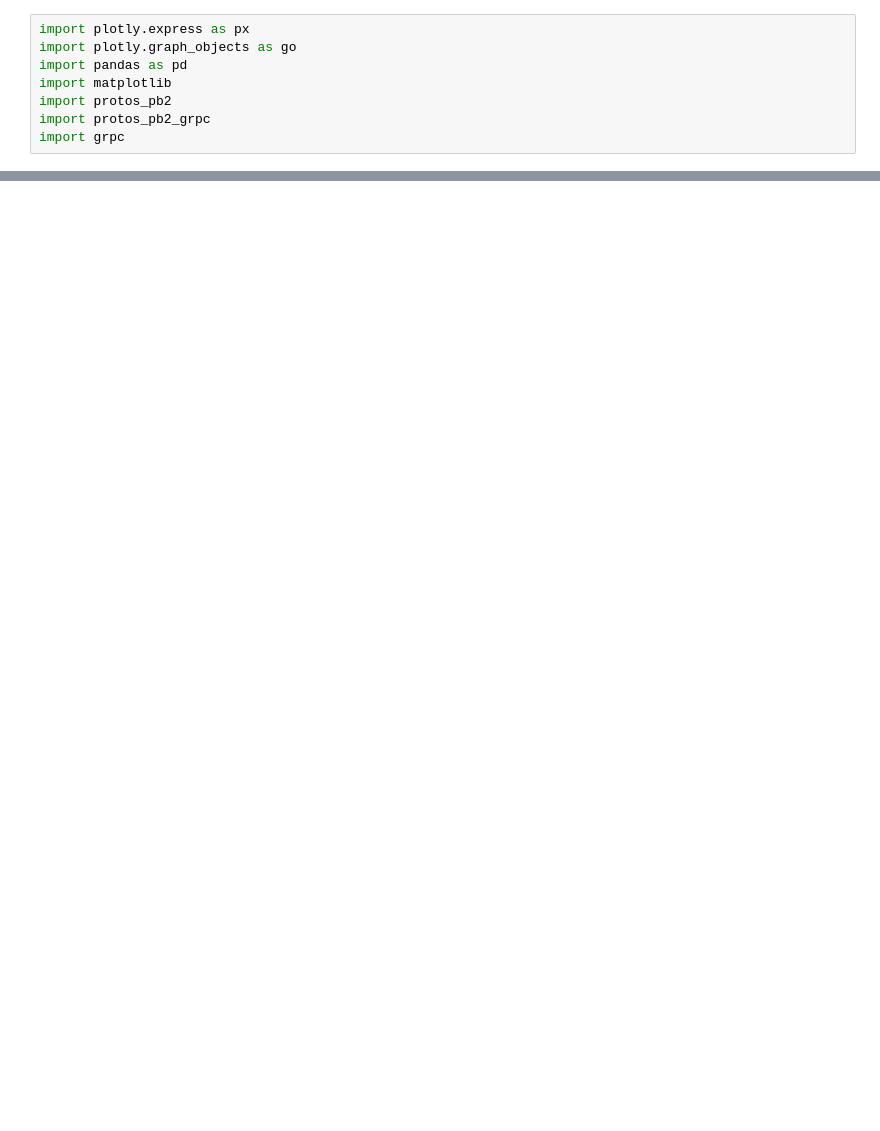
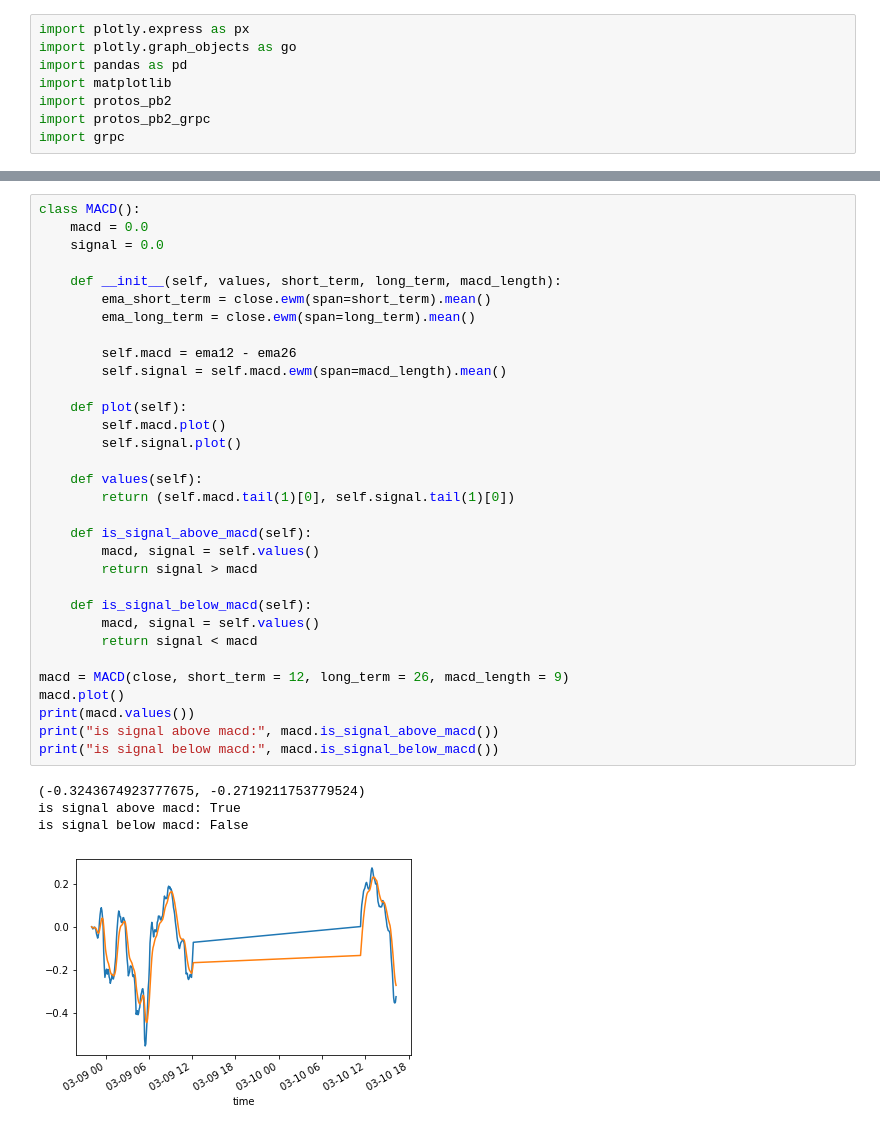
Before and after one commit to ducc/kwont, a Jupyter notebook: strategy_evaluator/strategy.ipynb, the cells around one changed output, grey strips where cells are left out. Drawn from its saved outputs; the diff is of its cells as text; blank space fills up the shorter version.

Commit message:
indicator classes, bollinger bands, macd, fix status parsing

```diff
--- a/strategy_evaluator/strategy.ipynb
+++ b/strategy_evaluator/strategy.ipynb
@@ -91,0 +177,37 @@ RSI2.plot()
+# %%
+class MACD():
+    macd = 0.0
+    signal = 0.0
+
+    def __init__(self, values, short_term, long_term, macd_length):
+        ema_short_term = close.ewm(span=short_term).mean()
+        ema_long_term = close.ewm(span=long_term).mean()
+
+        self.macd = ema12 - ema26
+        self.signal = self.macd.ewm(span=macd_length).mean()
+
+    def plot(self):
+        self.macd.plot()
+        self.signal.plot()
+
+    def values(self):
+        return (self.macd.tail(1)[0], self.signal.tail(1)[0])
+
+    def is_signal_above_macd(self):
+        macd, signal = self.values()
+        return signal > macd
+
+    def is_signal_below_macd(self):
+        macd, signal = self.values()
+        return signal < macd
+
+macd = MACD(close, short_term = 12, long_term = 26, macd_length = 9)
+macd.plot()
+print(macd.values())
+print("is signal above macd:", macd.is_signal_above_macd())
+print("is signal below macd:", macd.is_signal_below_macd())
+# %% [output]
+(-0.3243674923777675, -0.2719211753779524)
+is signal above macd: True
+is signal below macd: False
+[figure, added]
```
Also changed, not shown: parts of 6 cells of this notebook, 1 other file.
